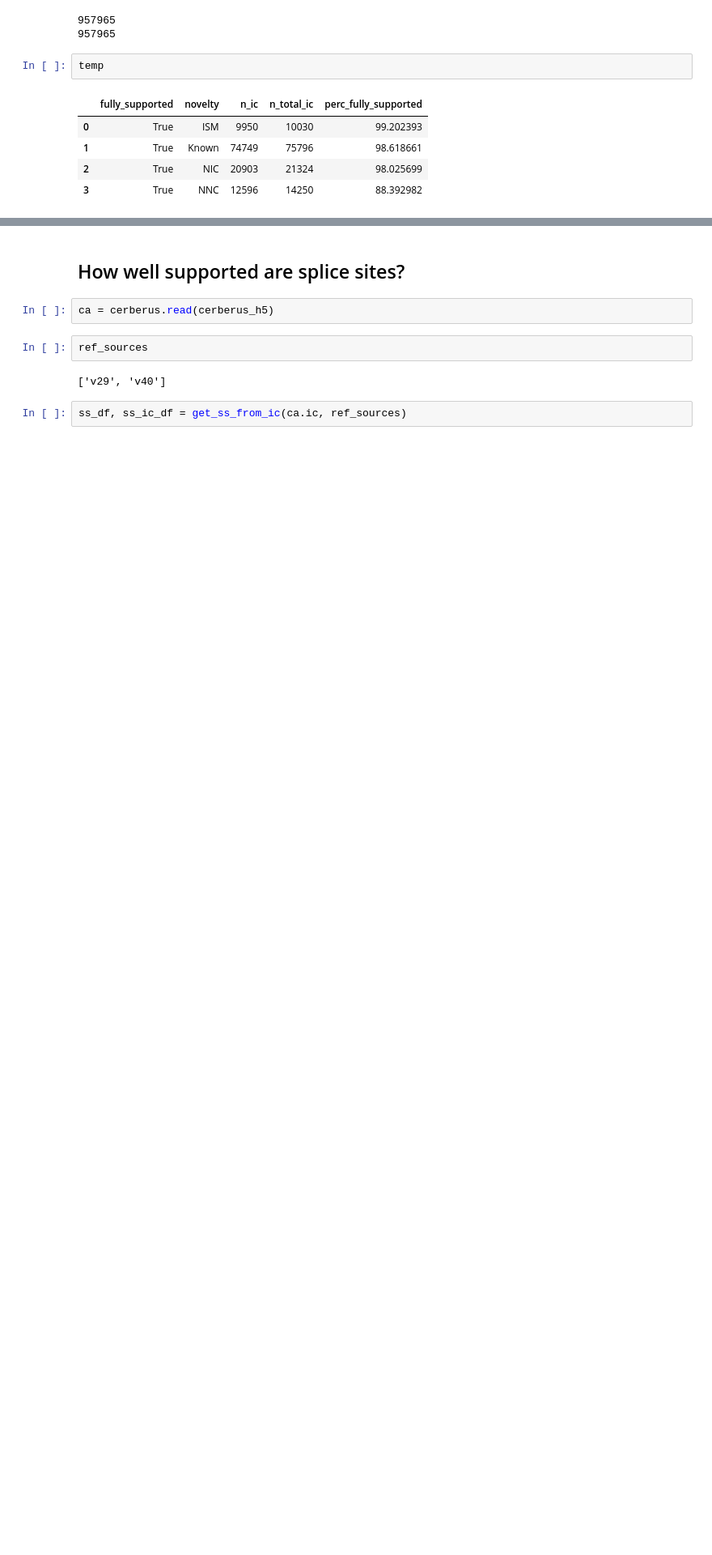
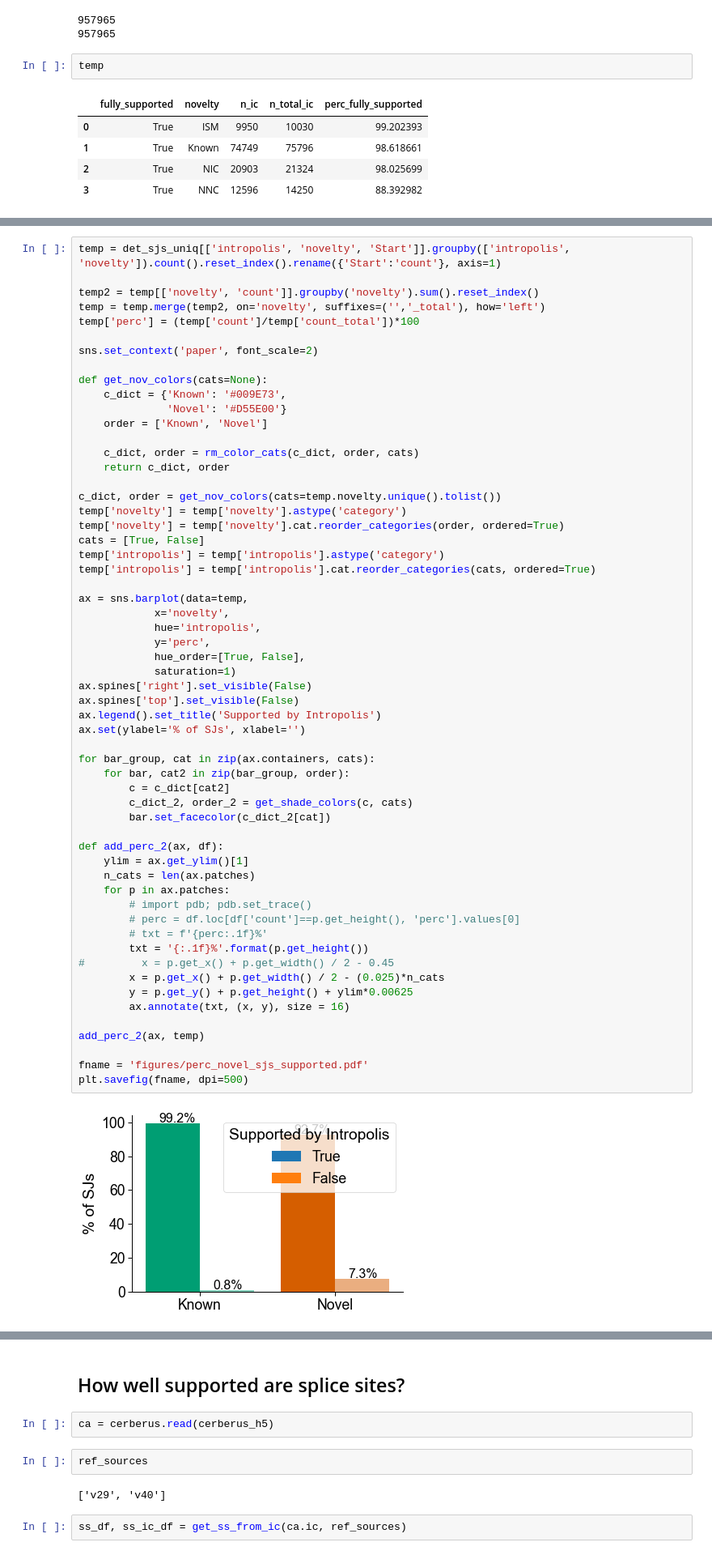
Before and after one commit to fairliereese/paper_rnawg, a Jupyter notebook: figures_revisions/revisions/ss_sj_support.ipynb, the cells around one changed output, grey strips where cells are left out. Shown at 81% size. Saved outputs shown, nothing was run; the diff lists cells and outputs as text; blank space fills up the shorter version.

```diff
--- a/figures_revisions/revisions/ss_sj_support.ipynb
+++ b/figures_revisions/revisions/ss_sj_support.ipynb
@@ -274,0 +339,60 @@ plt.savefig(fname, dpi=500)
+# %%
+temp = det_sjs_uniq[['intropolis', 'novelty', 'Start']].groupby(['intropolis', 'novelty']).count().reset_index().rename({'Start':'count'}, axis=1)
+
+temp2 = temp[['novelty', 'count']].groupby('novelty').sum().reset_index()
+temp = temp.merge(temp2, on='novelty', suffixes=('','_total'), how='left')
+temp['perc'] = (temp['count']/temp['count_total'])*100
+
+sns.set_context('paper', font_scale=2)
+
+def get_nov_colors(cats=None):
+    c_dict = {'Known': '#009E73',
+              'Novel': '#D55E00'}
+    order = ['Known', 'Novel']
+
+    c_dict, order = rm_color_cats(c_dict, order, cats)
+    return c_dict, order
+
+c_dict, order = get_nov_colors(cats=temp.novelty.unique().tolist())
+temp['novelty'] = temp['novelty'].astype('category')
+temp['novelty'] = temp['novelty'].cat.reorder_categories(order, ordered=True)
+cats = [True, False]
+temp['intropolis'] = temp['intropolis'].astype('category')
+temp['intropolis'] = temp['intropolis'].cat.reorder_categories(cats, ordered=True)
+
+ax = sns.barplot(data=temp,
+            x='novelty',
+            hue='intropolis',
+            y='perc',
+            hue_order=[True, False],
+            saturation=1)
+ax.spines['right'].set_visible(False)
+ax.spines['top'].set_visible(False)
+ax.legend().set_title('Supported by Intropolis')
+ax.set(ylabel='% of SJs', xlabel='')
+
+for bar_group, cat in zip(ax.containers, cats):
+    for bar, cat2 in zip(bar_group, order):
+        c = c_dict[cat2]
+        c_dict_2, order_2 = get_shade_colors(c, cats)
+        bar.set_facecolor(c_dict_2[cat])
+
+def add_perc_2(ax, df):
+    ylim = ax.get_ylim()[1]
+    n_cats = len(ax.patches)
+    for p in ax.patches:
+        # import pdb; pdb.set_trace()
+        # perc = df.loc[df['count']==p.get_height(), 'perc'].values[0]
+        # txt = f'{perc:.1f}%'
+        txt = '{:.1f}%'.format(p.get_height())
+#         x = p.get_x() + p.get_width() / 2 - 0.45
+        x = p.get_x() + p.get_width() / 2 - (0.025)*n_cats
+        y = p.get_y() + p.get_height() + ylim*0.00625
+        ax.annotate(txt, (x, y), size = 16)
+
+add_perc_2(ax, temp)
+
+fname = 'figures/perc_novel_sjs_supported.pdf'
+plt.savefig(fname, dpi=500)
+# %% [output]
+[figure, added]
```
Also changed, not shown: parts of 15 cells of this notebook, 2 other files.
